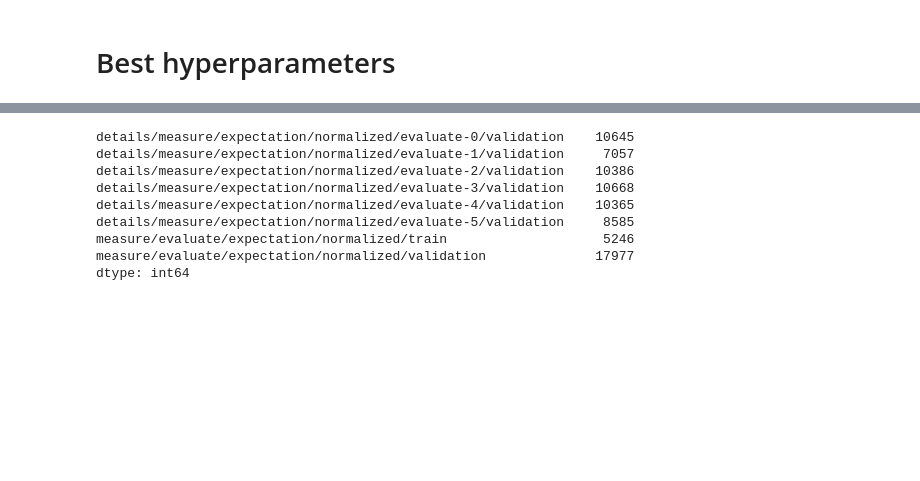
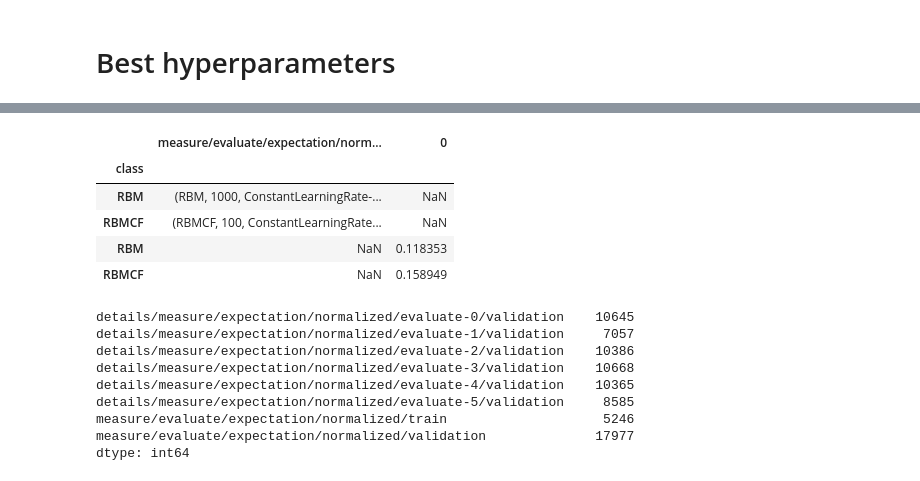
Before and after one commit to SrMouraSilva/RBM, a Jupyter notebook: experiments/notebooks/Log analysis.ipynb, the cells around one changed output, grey strips where cells are left out. Drawn from its saved outputs; the diff is of its cells as text; code cells hidden in the pictures; blank space fills up the shorter version.

```diff
--- a/experiments/notebooks/Log analysis.ipynb
+++ b/experiments/notebooks/Log analysis.ipynb
@@ -61,3 +70,12 @@ data.groupby(['class', 'hidden_size', 'regularization', 'learning_rate', 'kfold'
+# %%
+pd.concat([accuracy.groupby('class').idxmax().to_frame(), accuracy.groupby('class').max()])
+# %% [output]
+|  | measure/evaluate/expectation/norm... | 0 |
+| class |  |  |
+| RBM | (RBM, 1000, ConstantLearningRate-... | NaN |
+| RBMCF | (RBMCF, 100, ConstantLearningRate... | NaN |
+| RBM | NaN | 0.118353 |
+| RBMCF | NaN | 0.158949 |
 # %%
 #information = ['id', 'batch_size', 'kfold', 'kfold-intern', 'batch_size', "class", 'visible_size', 'hidden_size', 'regularization', 'learning_rate', 'sampling_method', 'momentum']
 
```
Also changed, not shown: parts of 2 cells of this notebook.
